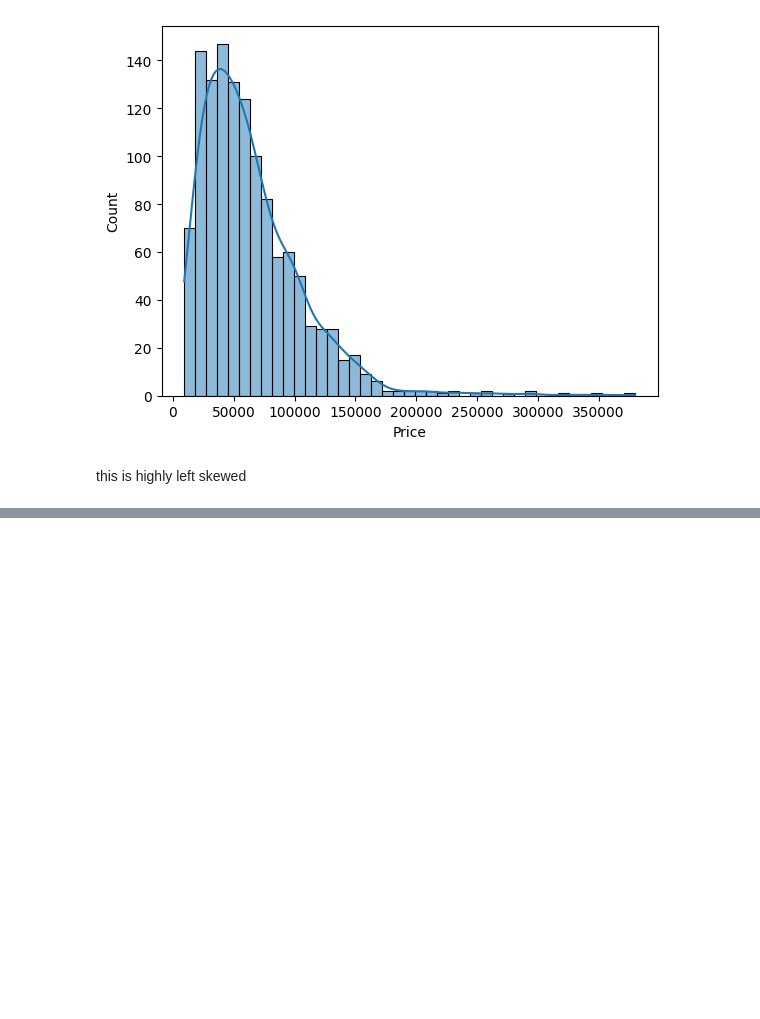
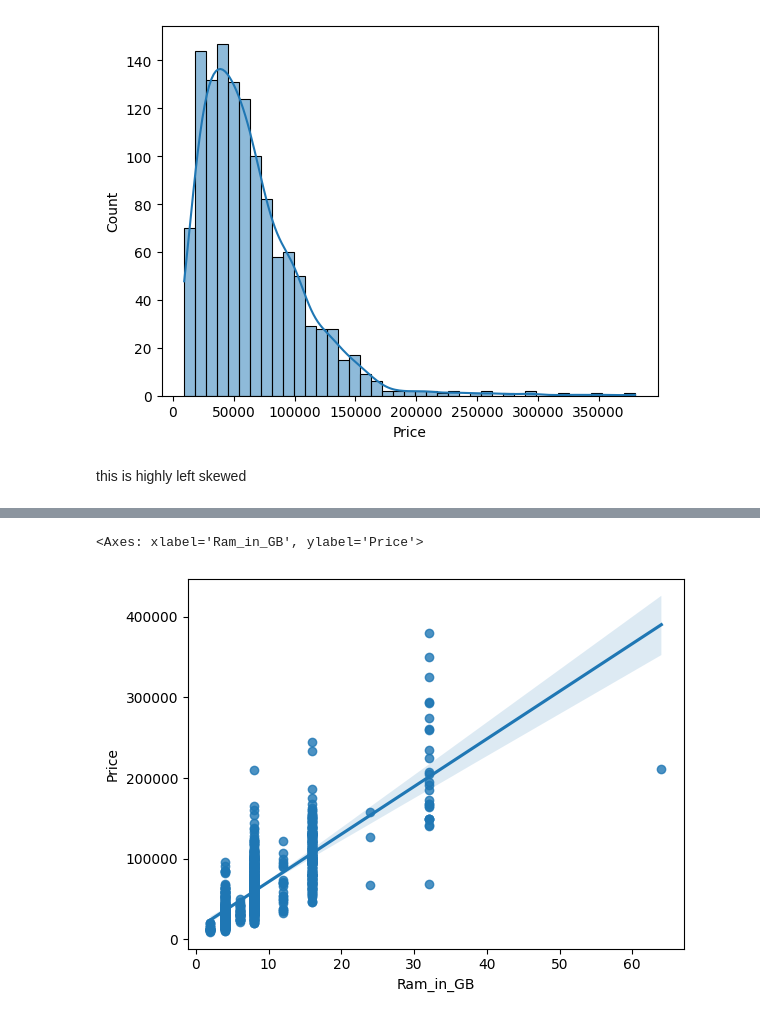
Before and after one commit to Namir50/Laptop-Price-Prediction-App, a Jupyter notebook: notebook/laptop_price_prediction.ipynb, the cells around one changed output, grey strips where cells are left out. Cells and saved outputs as stored; diff of their text form; code cells hidden in the pictures; blank space fills up the shorter version.

```diff
--- a/notebook/laptop_price_prediction.ipynb
+++ b/notebook/laptop_price_prediction.ipynb
@@ -81,0 +179,5 @@ this is highly left skewed
+# %%
+sns.regplot(data=df,x='Ram_in_GB',y='Price')
+# %% [output]
+<Axes: xlabel='Ram_in_GB', ylabel='Price'>
+[figure, added]
```
Also changed, not shown: parts of 9 cells of this notebook, 2 other files.
